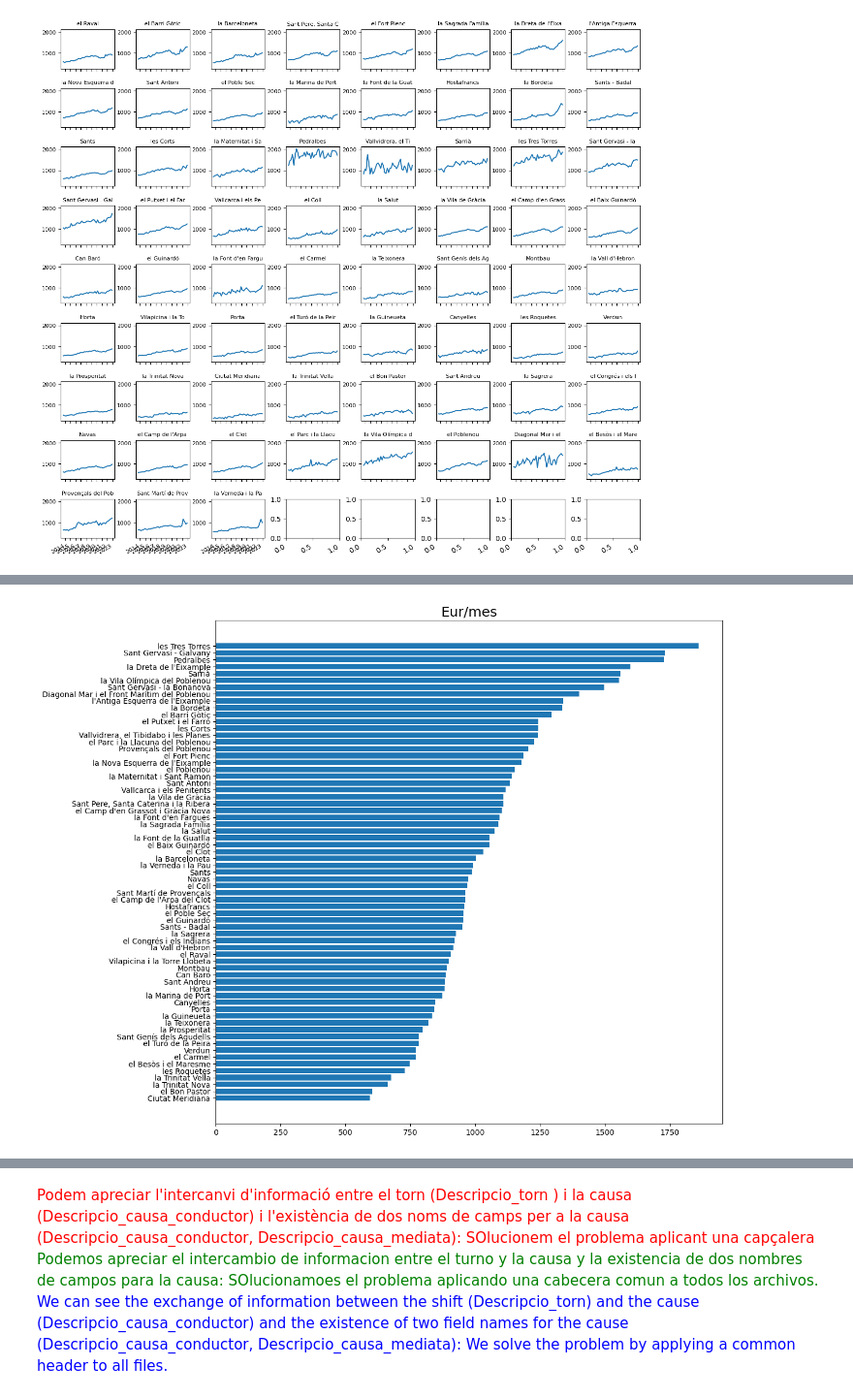
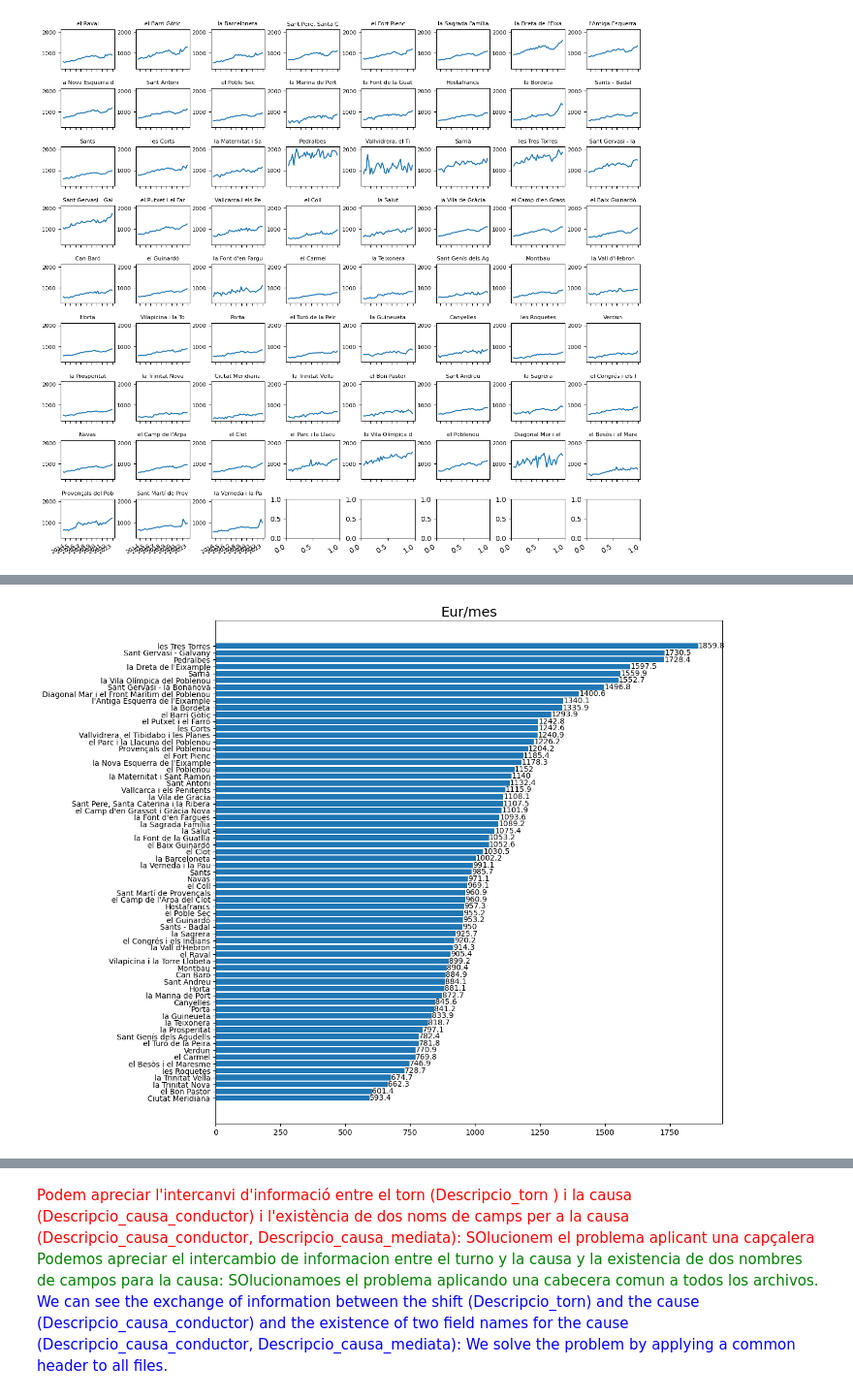
Before and after one commit to luismiguelcasadodiaz/jump2digital, a Jupyter notebook: LMCD_JUMP2DIGITAL.ipynb, the cells around one changed output, grey strips where cells are left out. Shown at 97% size. Saved outputs shown, nothing was run; the diff lists cells and outputs as text; code cells hidden in the pictures.

```diff
--- a/LMCD_JUMP2DIGITAL.ipynb
+++ b/LMCD_JUMP2DIGITAL.ipynb
@@ -205,8 +223,9 @@ df_eur_m2 = df_eur_m2.rename(columns={"Preu": "Eur_m2"})
 df_to_join = df_eur_m2[["Clau","Eur_m2"]]
 # %%
+#merge two datasets
 price = pd.merge(df_eur, df_to_join, on="Clau")
 price= price.drop(["Codi_Districte", "Codi_Barri", "Lloguer_mitja"], axis = 1)
-price["Eur"]=pd.to_numeric(price["Eur"])
+#price["Eur"]=pd.to_numeric(price["Eur"])
 print_head_tail(price)
 # %% [output]
        Any  Trimestre Nom_Districte                 Nom_Barri      Eur     Clau  Eur_m2
@@ -429,4 +407,6 @@ Dataset Without neighborhoods with NaNs has 2479 rows with 7 columns.
 price=price.assign(
     Date=price[["Any", "Trimestre"]].apply(
         lambda row: pd.to_datetime(create_date_from(row.iloc[0], row.iloc[1])),axis=1))
+#Calculate average flat size
+price["m2"] = price["Eur"].div(price["Eur_m2"])
 # %%
@@ -481,11 +502,12 @@ fig.savefig(media_folder + "Trellis_barris.png")
 # %%
 fig, axs = plt.subplots(figsize=(12, 12))
 any=2023
 trim=2
 mask = (price["Any"] == any) &(price["Trimestre"] == trim)
 plot_dataframe =  price[mask].sort_values(by="Eur")
-axs.barh(plot_dataframe['Nom_Barri'], plot_dataframe['Eur'])
+bars= axs.barh(plot_dataframe['Nom_Barri'], plot_dataframe['Eur'])
+axs.bar_label(bars)
 axs.set_title("Eur/mes",fontsize=18)
-fig.savefig(media_folder + "barris_rank.png")
+fig.savefig(media_folder + "barris_rank_eur.png")
 # %% [output]
-[figure, old version]
+[figure, new version]
```
Also changed, not shown: parts of 60 cells of this notebook, 43 other files.
